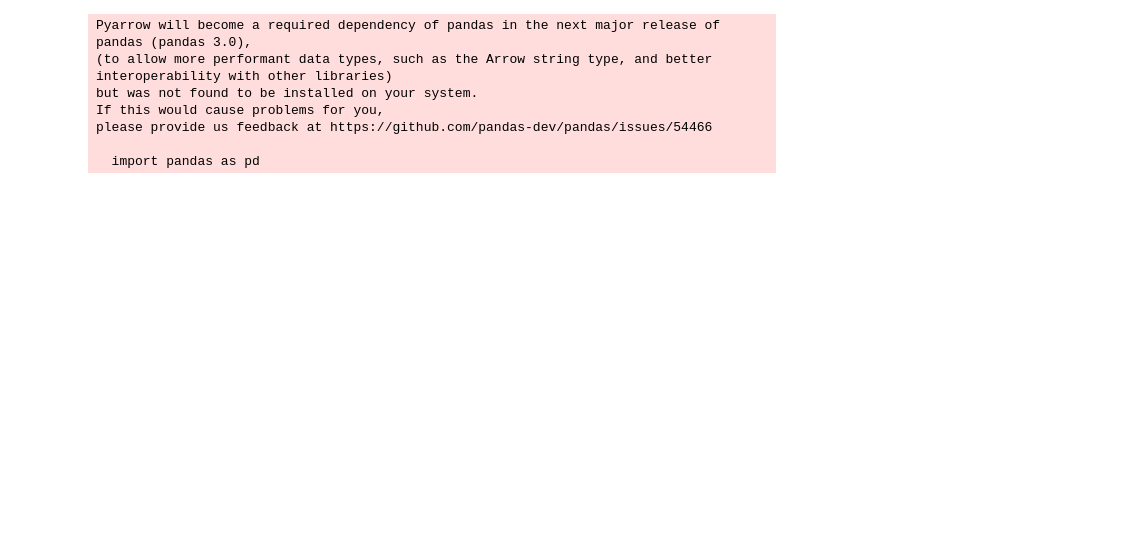
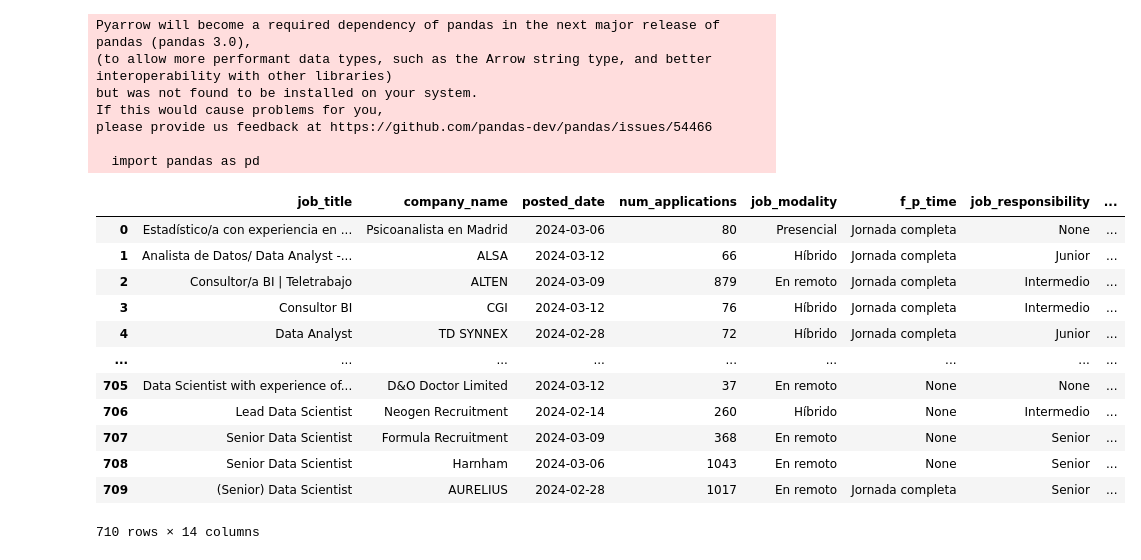
Before and after one commit to Yoith/linkedin-data-analysis, a Jupyter notebook: notebooks/cleaning.ipynb, the cells around one changed output. Cells and saved outputs as stored; diff of their text form; code cells hidden in the pictures; blank space fills up the shorter version.

```diff
--- a/notebooks/cleaning.ipynb
+++ b/notebooks/cleaning.ipynb
@@ -234,6 +234,22 @@ def clean_dataframe():
 
 # Aplicar la función al DataFrame
 df_final = clean_dataframe()
+# %%
+df_final
+# %% [output]
+|  | job_title | company_name | posted_date | num_applications | job_modality | f_p_time | job_responsibility | ... |
+| 0 | Estadístico/a con experiencia en ... | Psicoanalista en Madrid | 2024-03-06 | 80 | Presencial | Jornada completa | None | ... |
+| 1 | Analista de Datos/ Data Analyst -... | ALSA | 2024-03-12 | 66 | Híbrido | Jornada completa | Junior | ... |
+| 2 | Consultor/a BI | Teletrabajo | ALTEN | 2024-03-09 | 879 | En remoto | Jornada completa | Intermedio | ... |
+| 3 | Consultor BI | CGI | 2024-03-12 | 76 | Híbrido | Jornada completa | Intermedio | ... |
+| 4 | Data Analyst | TD SYNNEX | 2024-02-28 | 72 | Híbrido | Jornada completa | Junior | ... |
+| ... | ... | ... | ... | ... | ... | ... | ... | ... |
+| 705 | Data Scientist with experience of... | D&O Doctor Limited | 2024-03-12 | 37 | En remoto | None | None | ... |
+| 706 | Lead Data Scientist | Neogen Recruitment | 2024-02-14 | 260 | Híbrido | None | Intermedio | ... |
+| 707 | Senior Data Scientist | Formula Recruitment | 2024-03-09 | 368 | En remoto | None | Senior | ... |
+| 708 | Senior Data Scientist | Harnham | 2024-03-06 | 1043 | En remoto | None | Senior | ... |
+| 709 | (Senior) Data Scientist | AURELIUS | 2024-02-28 | 1017 | En remoto | Jornada completa | Senior | ... |
+710 rows × 14 columns
 # %%
 def generate_df_skills(df_final):
     """
```
Also changed, not shown: parts of 1 cell of this notebook, 2 other files.
